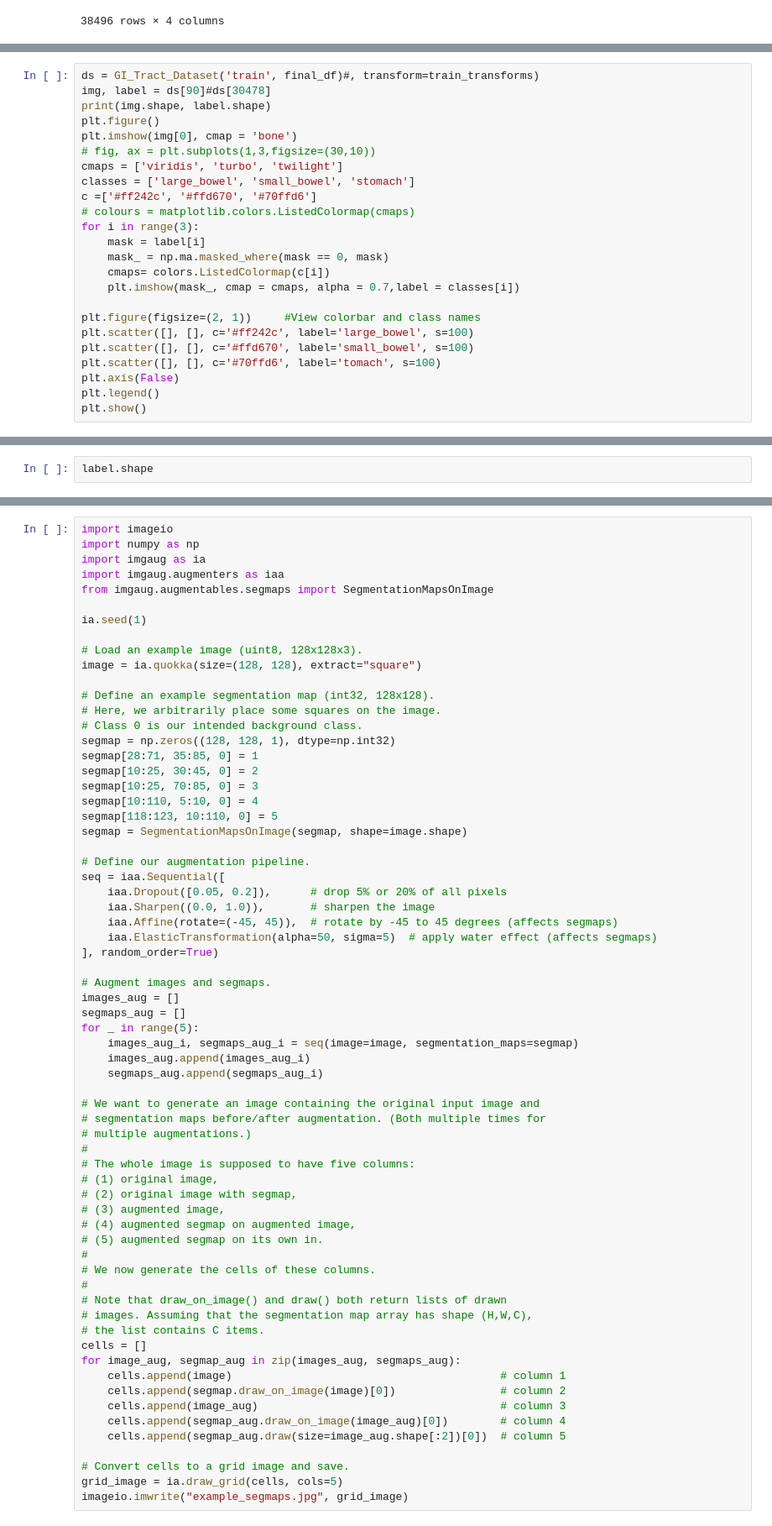
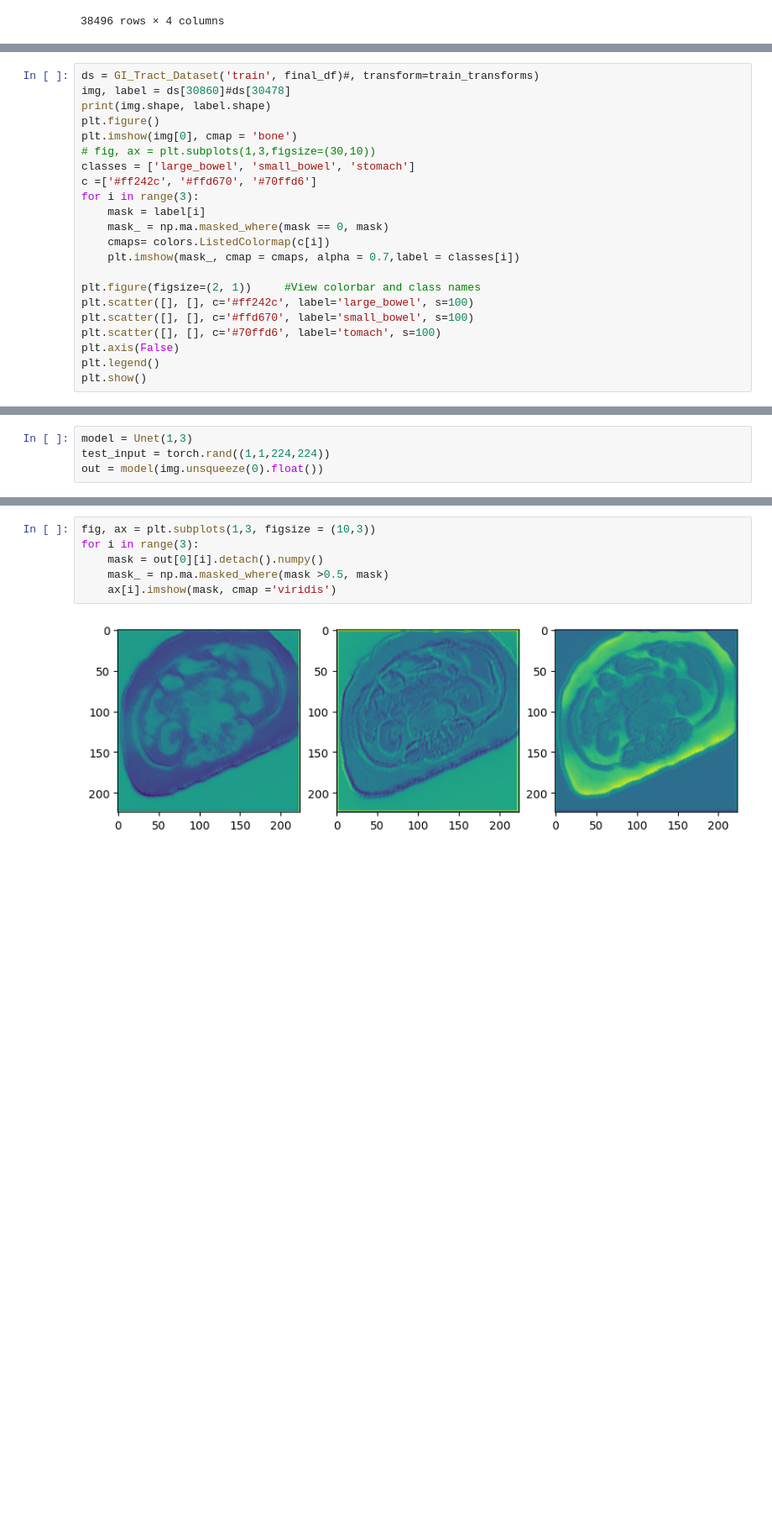
Before and after one commit to Sesha130795/UW_Madison_GITract_Segmentation, a Jupyter notebook: Untitled.ipynb, the cells around one changed output, grey strips where cells are left out. Shown at 84% size. Saved outputs shown, nothing was run; the diff lists cells and outputs as text; blank space fills up the shorter version.

Commit message:
#wip - Added Unet

```diff
--- a/Untitled.ipynb
+++ b/Untitled.ipynb
@@ -315,15 +319,13 @@ plt.show()
 [figure]
 # %%
 ds = GI_Tract_Dataset('train', final_df)#, transform=train_transforms)
-img, label = ds[90]#ds[30478]
+img, label = ds[30860]#ds[30478]
 print(img.shape, label.shape)
 plt.figure()
 plt.imshow(img[0], cmap = 'bone')
 # fig, ax = plt.subplots(1,3,figsize=(30,10))
-cmaps = ['viridis', 'turbo', 'twilight']
 classes = ['large_bowel', 'small_bowel', 'stomach']
 c =['#ff242c', '#ffd670', '#70ffd6']
-# colours = matplotlib.colors.ListedColormap(cmaps)
 for i in range(3):
     mask = label[i]
     mask_ = np.ma.masked_where(mask == 0, mask)
@@ -344,2 +404,4 @@ plt.show()
 # %%
-label.shape
+model = Unet(1,3)
+test_input = torch.rand((1,1,224,224))
+out = model(img.unsqueeze(0).float())
@@ -358,67 +412,9 @@ array([[0, 0, 0, ..., 0, 0, 0],
 # %%
-import imageio
-import numpy as np
-import imgaug as ia
-import imgaug.augmenters as iaa
-from imgaug.augmentables.segmaps import SegmentationMapsOnImage
-
-ia.seed(1)
-
-# Load an example image (uint8, 128x128x3).
-image = ia.quokka(size=(128, 128), extract="square")
-
-# Define an example segmentation map (int32, 128x128).
-# Here, we arbitrarily place some squares on the image.
-# Class 0 is our intended background class.
-segmap = np.zeros((128, 128, 1), dtype=np.int32)
-segmap[28:71, 35:85, 0] = 1
-segmap[10:25, 30:45, 0] = 2
-segmap[10:25, 70:85, 0] = 3
-segmap[10:110, 5:10, 0] = 4
-segmap[118:123, 10:110, 0] = 5
-segmap = SegmentationMapsOnImage(segmap, shape=image.shape)
-
-# Define our augmentation pipeline.
-seq = iaa.Sequential([
-    iaa.Dropout([0.05, 0.2]),      # drop 5% or 20% of all pixels
-    iaa.Sharpen((0.0, 1.0)),       # sharpen the image
-    iaa.Affine(rotate=(-45, 45)),  # rotate by -45 to 45 degrees (affects segmaps)
-    iaa.ElasticTransformation(alpha=50, sigma=5)  # apply water effect (affects segmaps)
-], random_order=True)
-
-# Augment images and segmaps.
-images_aug = []
-segmaps_aug = []
-for _ in range(5):
-    images_aug_i, segmaps_aug_i = seq(image=image, segmentation_maps=segmap)
-    images_aug.append(images_aug_i)
-    segmaps_aug.append(segmaps_aug_i)
-
-# We want to generate an image containing the original input image and
-# segmentation maps before/after augmentation. (Both multiple times for
-# multiple augmentations.)
-#
-# The whole image is supposed to have five columns:
-# (1) original image,
-# (2) original image with segmap,
-# (3) augmented image,
-# (4) augmented segmap on augmented image,
-# (5) augmented segmap on its own in.
-#
-# We now generate the cells of these columns.
-#
-# Note that draw_on_image() and draw() both return lists of drawn
-# images. Assuming that the segmentation map array has shape (H,W,C),
-# the list contains C items.
-cells = []
-for image_aug, segmap_aug in zip(images_aug, segmaps_aug):
-    cells.append(image)                                         # column 1
-    cells.append(segmap.draw_on_image(image)[0])                # column 2
-    cells.append(image_aug)                                     # column 3
-    cells.append(segmap_aug.draw_on_image(image_aug)[0])        # column 4
-    cells.append(segmap_aug.draw(size=image_aug.shape[:2])[0])  # column 5
-
-# Convert cells to a grid image and save.
-grid_image = ia.draw_grid(cells, cols=5)
-imageio.imwrite("example_segmaps.jpg", grid_image)
+fig, ax = plt.subplots(1,3, figsize = (10,3))
+for i in range(3):
+    mask = out[0][i].detach().numpy()
+    mask_ = np.ma.masked_where(mask >0.5, mask)
+    ax[i].imshow(mask, cmap ='viridis')
+# %% [output]
+[figure, added]
 # %%
```
Also changed, not shown: parts of 9 cells of this notebook.
